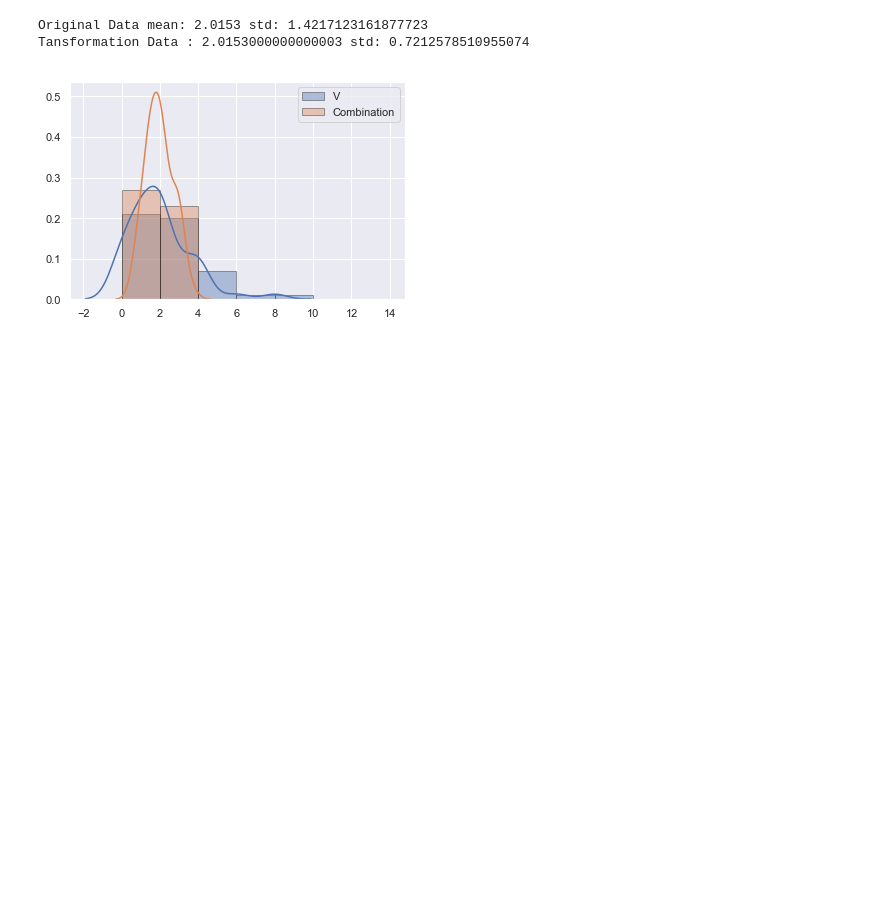
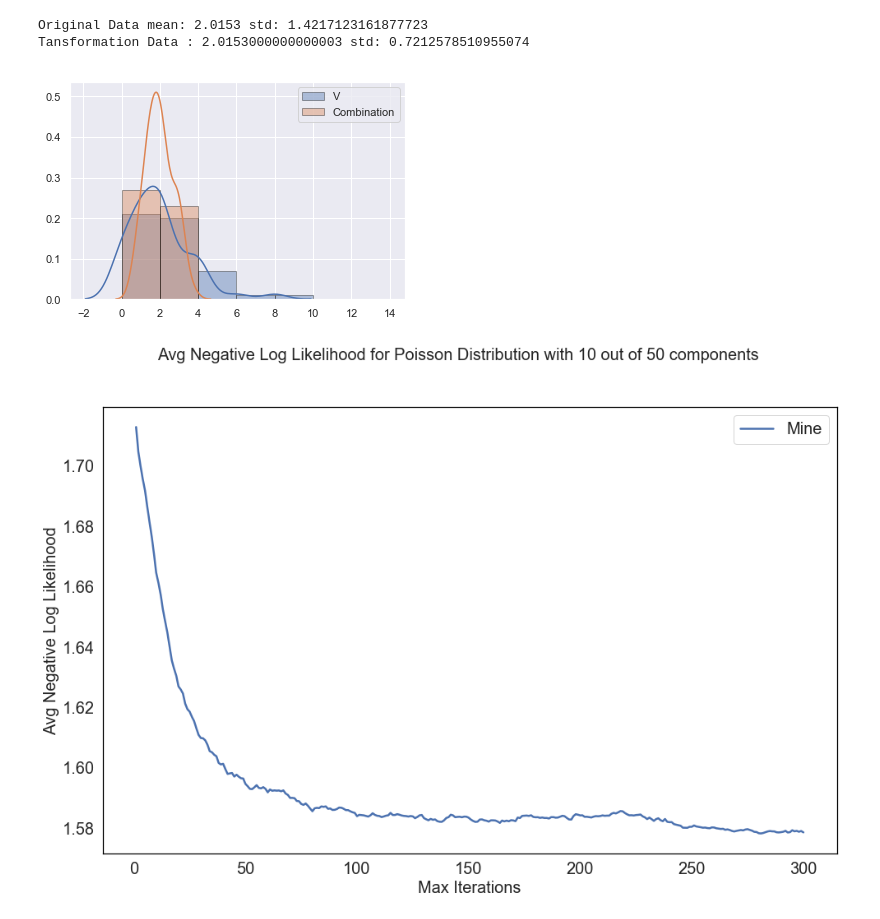
Before and after one commit to michailkoupparis/MatrixTensorFactorization, a Jupyter notebook: testPoission.ipynb, the cells around one changed output. Cells and saved outputs as stored; diff of their text form; code cells hidden in the pictures; blank space fills up the shorter version.

```diff
--- a/testPoission.ipynb
+++ b/testPoission.ipynb
@@ -289,0 +337,23 @@ Tansformation Data : 2.0153000000000003 std: 0.7212578510955074
+# %%
+fig_1 = plt.figure(figsize=(16, 10))
+ax_1 = fig_1.add_subplot(111)
+
+
+ax_1.plot(max_iterations,
+                  lmy, label="Mine", linewidth=2.5)
+
+for item in ([ax_1.title, ax_1.xaxis.label, ax_1.yaxis.label] +
+             ax_1.get_xticklabels() + ax_1.get_yticklabels()):
+    item.set_fontsize(20)
+
+ax_1.legend(loc=0, fontsize = 20)
+plt.rcParams['axes.facecolor']='white'
+plt.rcParams['savefig.facecolor']='white'
+plt.rcParams['axes.edgecolor'] = 'black'
+
+ax_1.set_xlabel('Max Iterations')
+ax_1.set_ylabel('Avg Negative Log Likelihood')
+fig_1.suptitle('Avg Negative Log Likelihood for Poisson Distribution with 10 out of 50 components', fontsize = 20)
+fig_1.savefig('AverageProbabilityNMFPoissonMaxIterations.pdf')
+# %% [output]
+[figure, added]
```
Also changed, not shown: parts of 10 cells of this notebook, 48 other files.
